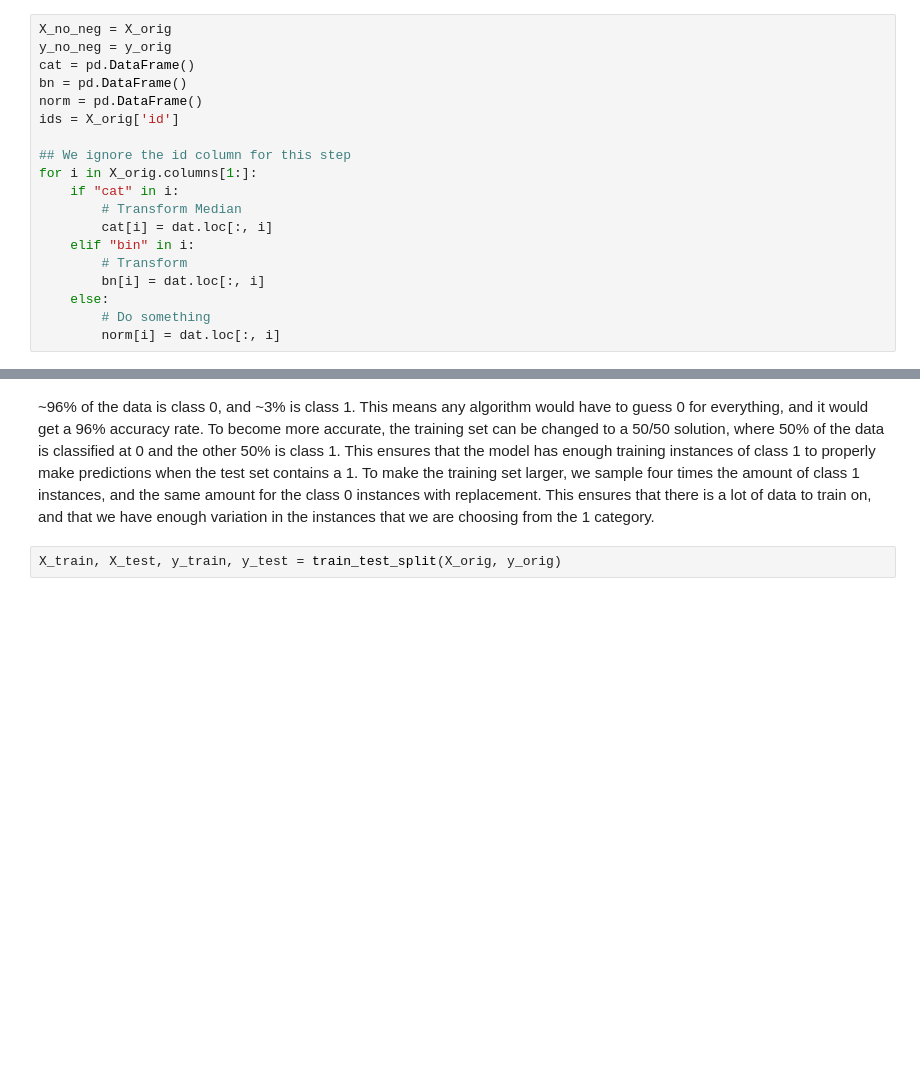
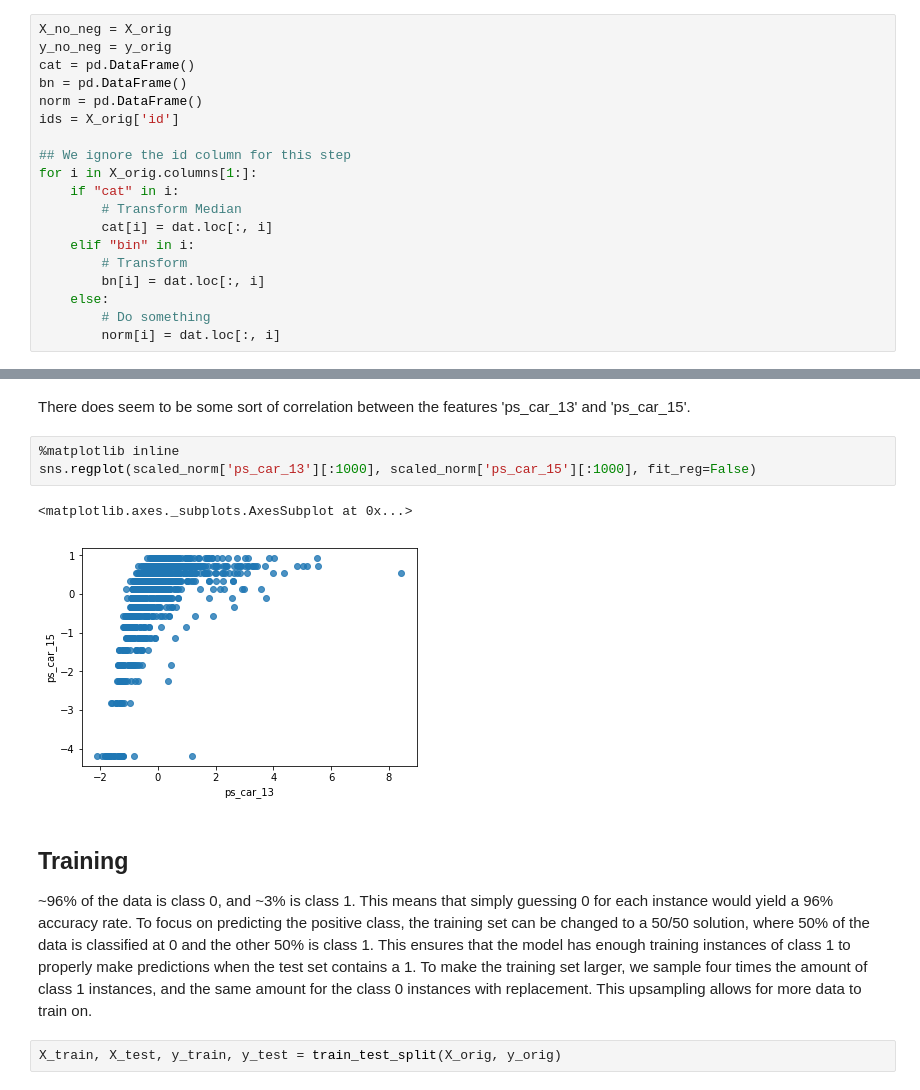
Before and after one commit to mcraeklaura/ml-project1, a Jupyter notebook: new_testing.ipynb, the cells around one changed output, grey strips where cells are left out. Saved outputs shown, nothing was run; the diff lists cells and outputs as text; blank space fills up the shorter version.

```diff
--- a/new_testing.ipynb
+++ b/new_testing.ipynb
@@ -130,5 +180,14 @@ ps_calc_14 : 0
+# %% [markdown]
+There does seem to be some sort of correlation between the features 'ps_car_13' and 'ps_car_15'.
+# %%
+%matplotlib inline
+sns.regplot(scaled_norm['ps_car_13'][:1000], scaled_norm['ps_car_15'][:1000], fit_reg=False)
+# %% [output]
+<matplotlib.axes._subplots.AxesSubplot at 0x...>
+[figure, added]
 # %% [markdown]
-~96% of the data is class 0, and ~3% is class 1. This means any algorithm would have to guess 0 for everything, and it would get a 96% accuracy rate. To become more accurate, the training set can be changed to a 50/50 solution, where 50% of the data is classified at 0 and the other 50% is class 1. This ensures that the model has enough training instances of class 1 to properly make predictions when the test set contains a 1. To make the training set larger, we sample four times the amount of class 1 instances, and the same amount for the class 0 instances with replacement. This ensures that there is a lot of data to train on, and that we have enough variation in the instances that we are choosing from the 1 category.
+## Training
+~96% of the data is class 0, and ~3% is class 1. This means that simply guessing 0 for each instance would yield a 96% accuracy rate. To focus on predicting the positive class, the training set can be changed to a 50/50 solution, where 50% of the data is classified at 0 and the other 50% is class 1. This ensures that the model has enough training instances of class 1 to properly make predictions when the test set contains a 1. To make the training set larger, we sample four times the amount of class 1 instances, and the same amount for the class 0 instances with replacement. This upsampling allows for more data to train on.
 # %%
 X_train, X_test, y_train, y_test = train_test_split(X_orig, y_orig)
 # %%
```
Also changed, not shown: parts of 37 cells of this notebook.
